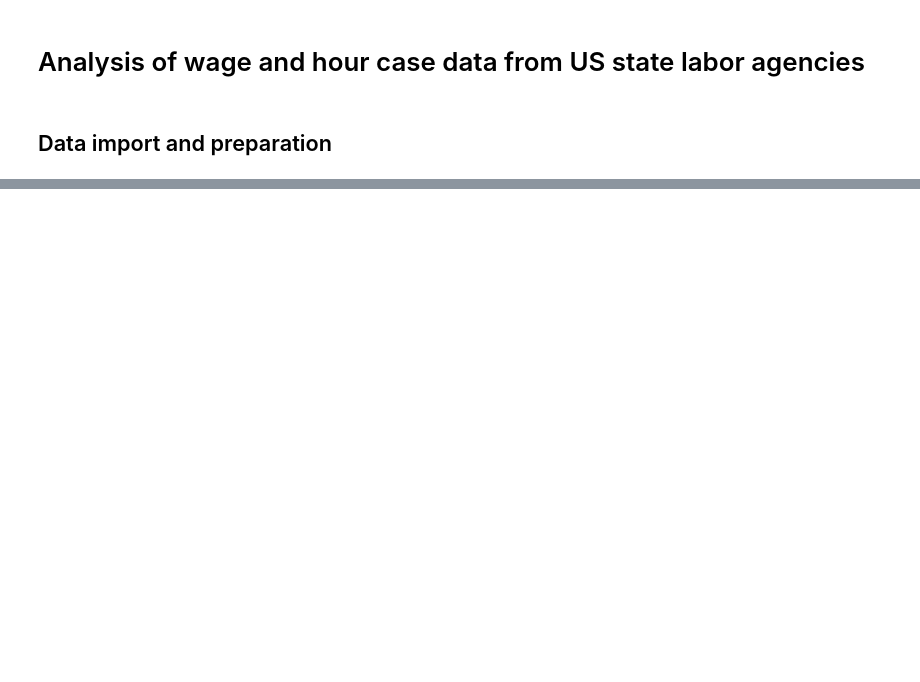
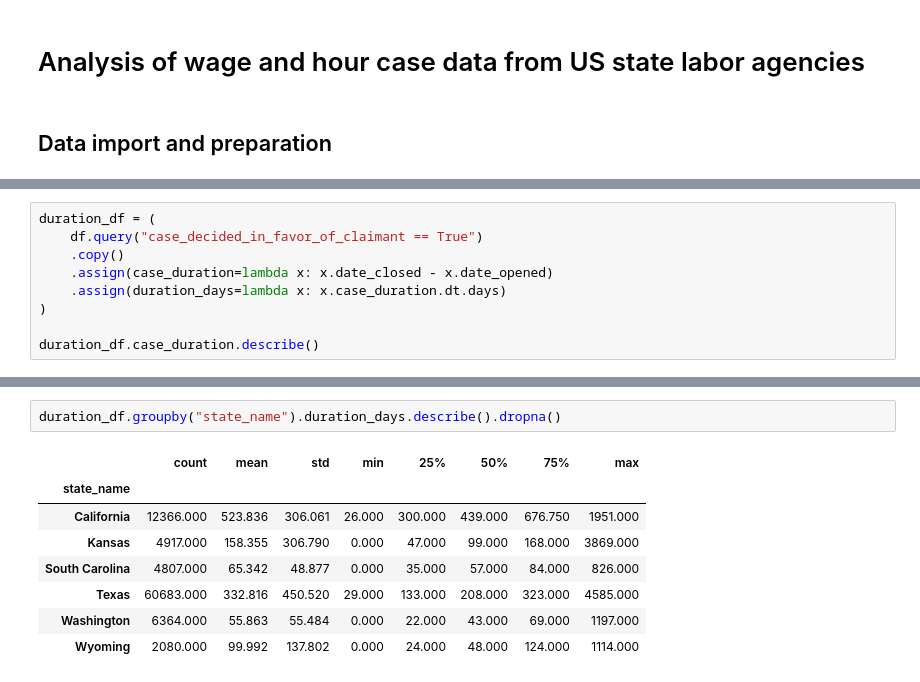
Before and after one commit to cbs-news-data/wage-theft-data, a Jupyter notebook: notebooks/national_analysis/national_analysis.ipynb, the cells around one changed output, grey strips where cells are left out. Drawn from its saved outputs; the diff is of its cells as text; blank space fills up the shorter version.

```diff
--- a/notebooks/national_analysis/national_analysis.ipynb
+++ b/notebooks/national_analysis/national_analysis.ipynb
@@ -282,0 +142,9 @@ cd_df.groupby("state_name").case_duration.describe()
+# %%
+duration_df = (
+    df.query("case_decided_in_favor_of_claimant == True")
+    .copy()
+    .assign(case_duration=lambda x: x.date_closed - x.date_opened)
+    .assign(duration_days=lambda x: x.case_duration.dt.days)
+)
+
+duration_df.case_duration.describe()
@@ -282,0 +190,11 @@ cd_df.groupby("state_name").case_duration.describe()
+# %%
+duration_df.groupby("state_name").duration_days.describe().dropna()
+# %% [output]
+|  | count | mean | std | min | 25% | 50% | 75% | max |
+| state_name |  |  |  |  |  |  |  |  |
+| California | 12366.000 | 523.836 | 306.061 | 26.000 | 300.000 | 439.000 | 676.750 | 1951.000 |
+| Kansas | 4917.000 | 158.355 | 306.790 | 0.000 | 47.000 | 99.000 | 168.000 | 3869.000 |
+| South Carolina | 4807.000 | 65.342 | 48.877 | 0.000 | 35.000 | 57.000 | 84.000 | 826.000 |
+| Texas | 60683.000 | 332.816 | 450.520 | 29.000 | 133.000 | 208.000 | 323.000 | 4585.000 |
+| Washington | 6364.000 | 55.863 | 55.484 | 0.000 | 22.000 | 43.000 | 69.000 | 1197.000 |
+| Wyoming | 2080.000 | 99.992 | 137.802 | 0.000 | 24.000 | 48.000 | 124.000 | 1114.000 |
```
Also changed, not shown: parts of 49 cells of this notebook, 2 other files.
